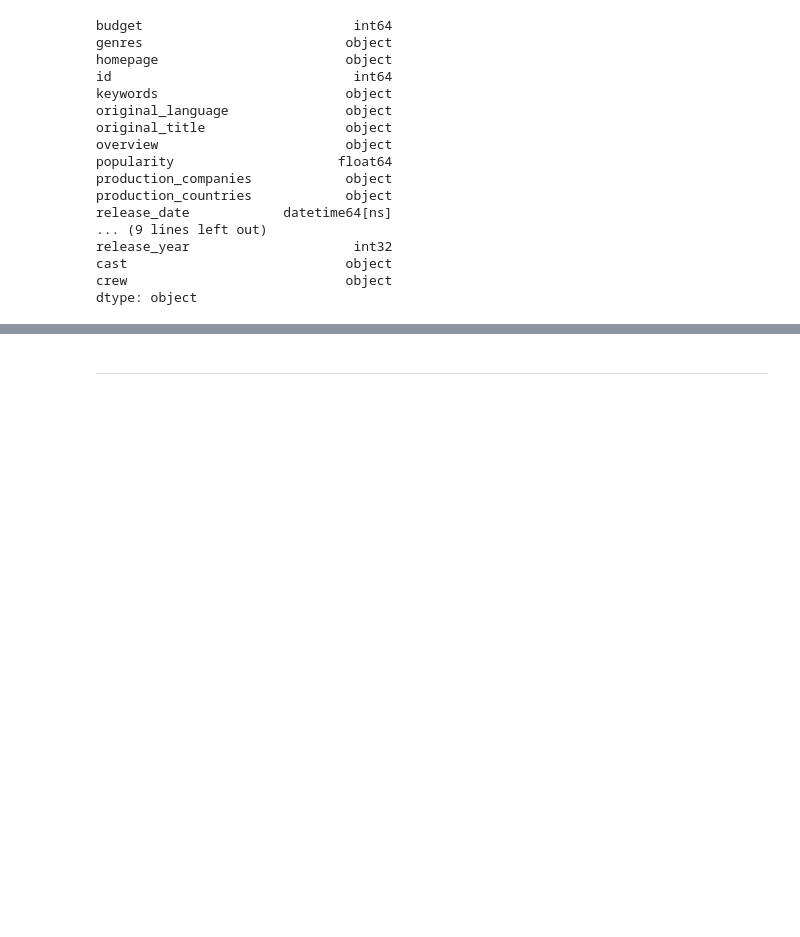
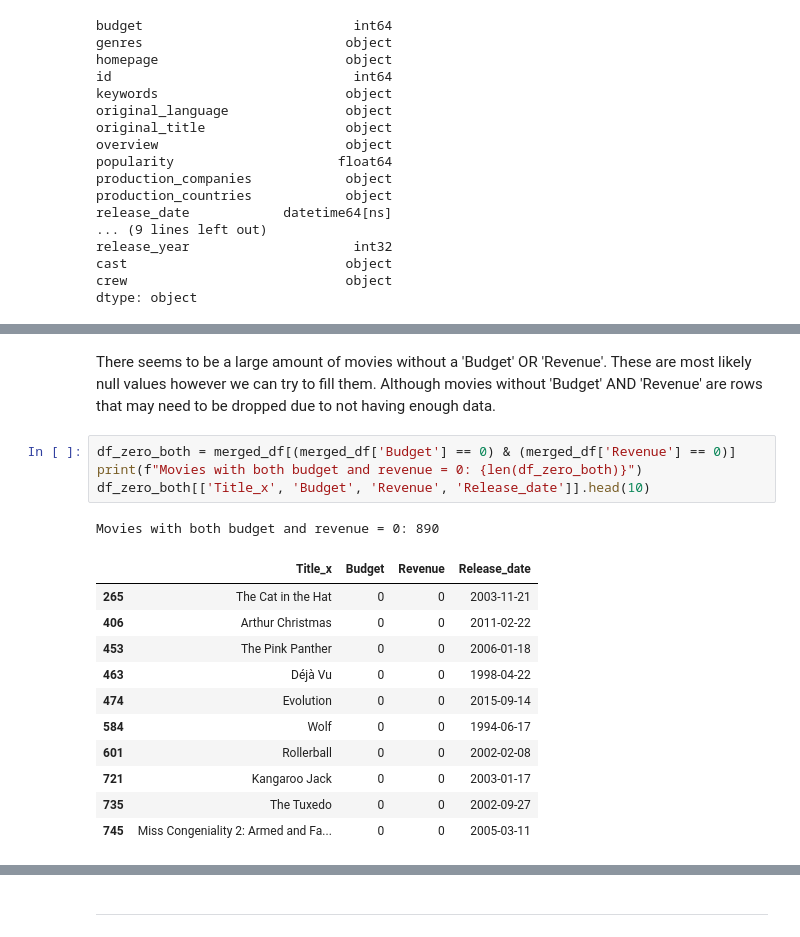
Before and after one commit to JayneLawley/Team1_TMDb_Hackathon_2, a Jupyter notebook: jupyter_notebooks/ETL.ipynb, the cells around one changed output, grey strips where cells are left out. Cells and saved outputs as stored; diff of their text form; blank space fills up the shorter version.

```diff
--- a/jupyter_notebooks/ETL.ipynb
+++ b/jupyter_notebooks/ETL.ipynb
@@ -443,0 +563,19 @@ Section 2 content
+# %% [markdown]
+There seems to be a large amount of movies without a 'Budget' OR 'Revenue'. These are most likely null values however we can try to fill them. Although movies without 'Budget' AND 'Revenue' are rows that may need to be dropped due to not having enough data.
+# %%
+df_zero_both = merged_df[(merged_df['Budget'] == 0) & (merged_df['Revenue'] == 0)]
+print(f"Movies with both budget and revenue = 0: {len(df_zero_both)}")
+df_zero_both[['Title_x', 'Budget', 'Revenue', 'Release_date']].head(10)
+# %% [output]
+Movies with both budget and revenue = 0: 890
+|  | Title_x | Budget | Revenue | Release_date |
+| 265 | The Cat in the Hat | 0 | 0 | 2003-11-21 |
+| 406 | Arthur Christmas | 0 | 0 | 2011-02-22 |
+| 453 | The Pink Panther | 0 | 0 | 2006-01-18 |
+| 463 | Déjà Vu | 0 | 0 | 1998-04-22 |
+| 474 | Evolution | 0 | 0 | 2015-09-14 |
+| 584 | Wolf | 0 | 0 | 1994-06-17 |
+| 601 | Rollerball | 0 | 0 | 2002-02-08 |
+| 721 | Kangaroo Jack | 0 | 0 | 2003-01-17 |
+| 735 | The Tuxedo | 0 | 0 | 2002-09-27 |
+| 745 | Miss Congeniality 2: Armed and Fa... | 0 | 0 | 2005-03-11 |
```
Also changed, not shown: parts of 72 cells of this notebook, 1 other file.
